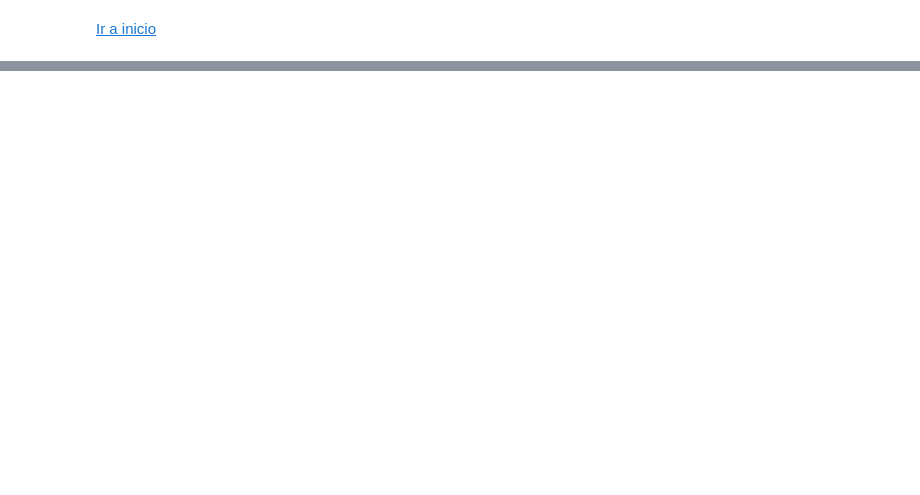
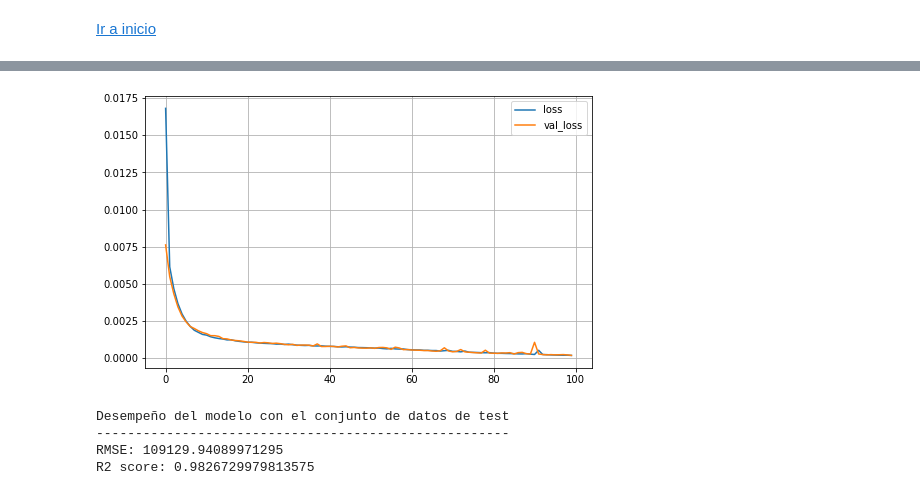
Before and after one commit to LuisARG/ML_DL_Idealista_project, a Jupyter notebook: src/main.ipynb, the cells around one changed output, grey strips where cells are left out. Saved outputs shown, nothing was run; the diff lists cells and outputs as text; code cells hidden in the pictures; blank space fills up the shorter version.

```diff
--- a/src/main.ipynb
+++ b/src/main.ipynb
@@ -1417,0 +1894,5 @@ with open(os.path.join(MODELS_PATH, 'best_GridSearchCV.gs'), 'rb') as archivo_en
+# %%
+X_train2 = X_train[features_selected]
+display(X_train2)
+X_test2 = X_test[features_selected]
+display(X_test2)
@@ -1417,0 +1926,10 @@ with open(os.path.join(MODELS_PATH, 'best_GridSearchCV.gs'), 'rb') as archivo_en
+# %%
+# Primero estandarizamos las variables a usar en los modelos
+scaler = MinMaxScaler()
+scaler2 = MinMaxScaler()
+
+scaler.fit(X_train2)
+X_train_scal = scaler.transform(X_train2)
+X_test_scal = scaler.transform(X_test2)
+
+y_train_scal = scaler2.fit_transform(y_train.values.reshape(-1, 1))
@@ -1417,0 +1940,8 @@ with open(os.path.join(MODELS_PATH, 'best_GridSearchCV.gs'), 'rb') as archivo_en
+# %%
+model = Sequential()
+model.add(Dense(input_shape = X_train_scal.shape[1:], units=14, activation='tanh'))
+model.add(Dense(units=6,activation='tanh'))
+model.add(Dense(units=1))
+
+model.compile(loss = "mean_squared_error", optimizer="adam")
+model.summary()
@@ -1417,0 +1963,6 @@ with open(os.path.join(MODELS_PATH, 'best_GridSearchCV.gs'), 'rb') as archivo_en
+# %%
+history = model.fit(X_train_scal,
+                    y_train_scal,
+                    batch_size=64,
+                    epochs = 100,
+                    validation_split = 0.2)
@@ -1417,0 +1987,7 @@ with open(os.path.join(MODELS_PATH, 'best_GridSearchCV.gs'), 'rb') as archivo_en
+# %%
+pd.DataFrame(history.history).plot(figsize=(8,5))
+plt.grid()
+
+plt.show()
+# %% [output]
+[figure, added]
@@ -1417,0 +1998,10 @@ with open(os.path.join(MODELS_PATH, 'best_GridSearchCV.gs'), 'rb') as archivo_en
+# %%
+print("Desempeño del modelo con el conjunto de datos de test")
+print("-----------------------------------------------------")
+print("RMSE:",mean_squared_error(pred_test2,y_test, squared=False))
+print("R2 score:", r2_score(pred_test2,y_test))
+# %% [output]
+Desempeño del modelo con el conjunto de datos de test
+-----------------------------------------------------
+RMSE: 109129.94089971295
+R2 score: 0.9826729979813575
```
Also changed, not shown: parts of 80 cells of this notebook, 4 other files.
